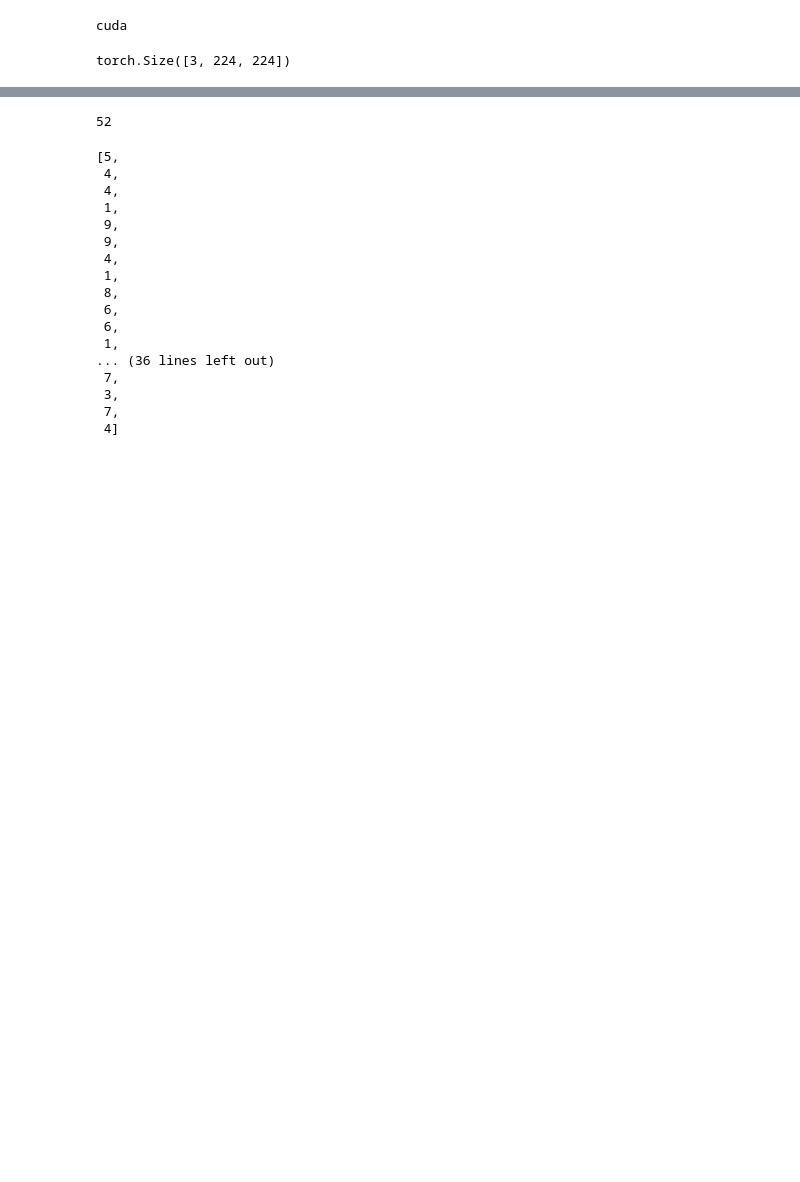
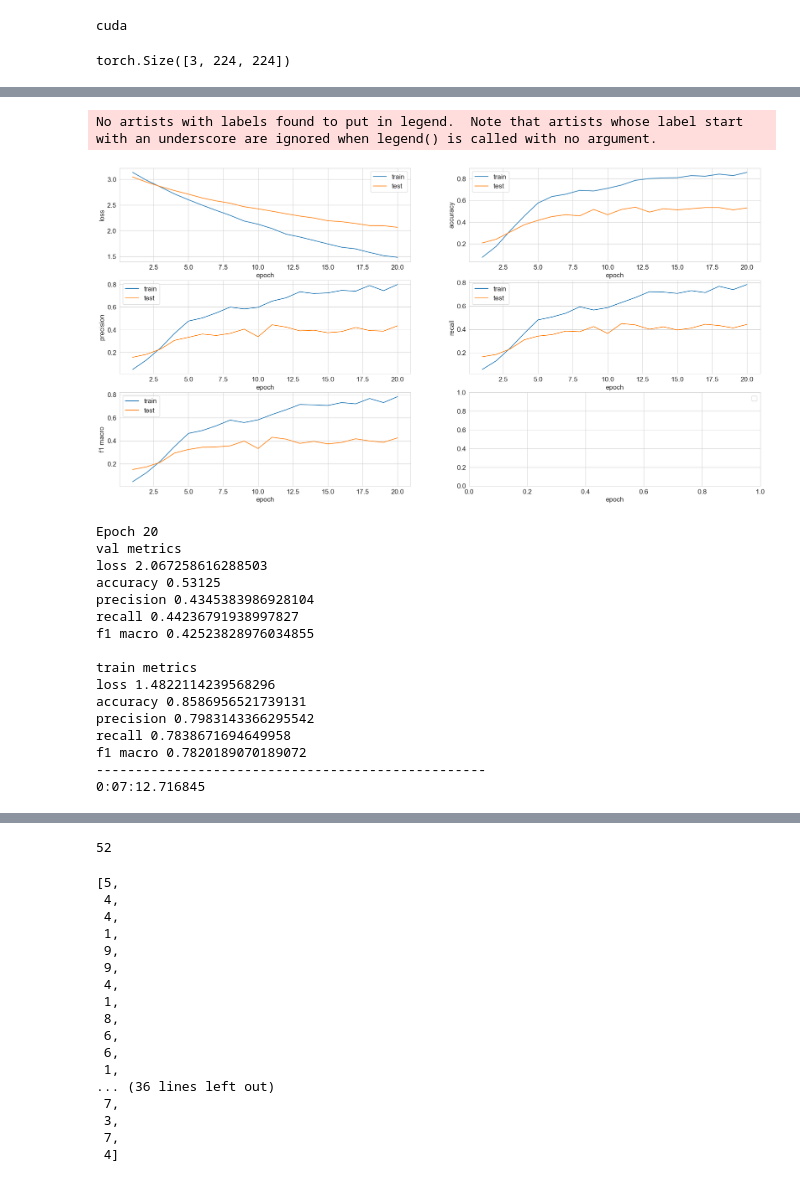
Before and after one commit to Kulikov17/seo-optimization-product-cards, a Jupyter notebook: notebooks/wb_classificator_mobilenet.ipynb, the cells around one changed output, grey strips where cells are left out. Drawn from its saved outputs; the diff is of its cells as text; code cells hidden in the pictures; blank space fills up the shorter version.

```diff
--- a/notebooks/wb_classificator_mobilenet.ipynb
+++ b/notebooks/wb_classificator_mobilenet.ipynb
@@ -519,3 +526,38 @@ criterion = torch.nn.CrossEntropyLoss().to(device)
 model, optimizer = accelerator.prepare(model, optimizer)
 # %%
 #accelerator.save_state(output_dir=f"mobilenet_v2")
+# %%
+# png
+trainer = Trainer(
+            model,
+            optimizer,
+            None,
+            criterion,
+            accelerator,
+            device,
+        )
+
+a = datetime.now()
+train_losses, test_losses, train_metrics, test_metrics = trainer.train(
+            train_loader, val_loader, NUM_EPOCHS, True)
+b = datetime.now()
+print(b - a)
+# %% [output]
+No artists with labels found to put in legend.  Note that artists whose label start with an underscore are ignored when legend() is called with no argument.
+[figure, added]
+Epoch 20
+val metrics
+loss 2.067258616288503
+accuracy 0.53125
+precision 0.4345383986928104
+recall 0.44236791938997827
+f1 macro 0.42523828976034855
+
+train metrics
+loss 1.4822114239568296
+accuracy 0.8586956521739131
+precision 0.7983143366295542
+recall 0.7838671694649958
+f1 macro 0.7820189070189072
+--------------------------------------------------
+0:07:12.716845
```
Also changed, not shown: parts of 12 cells of this notebook.
